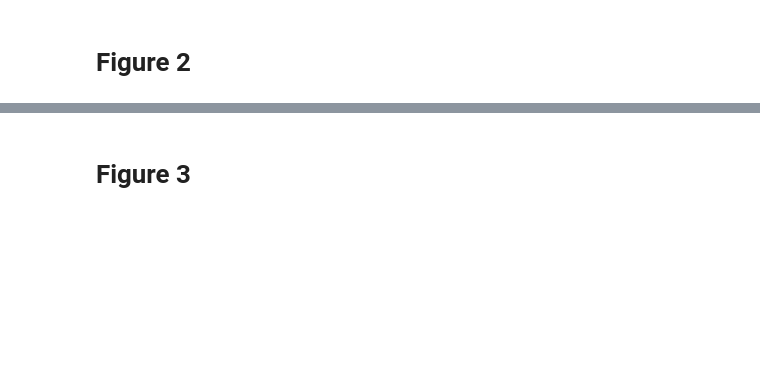
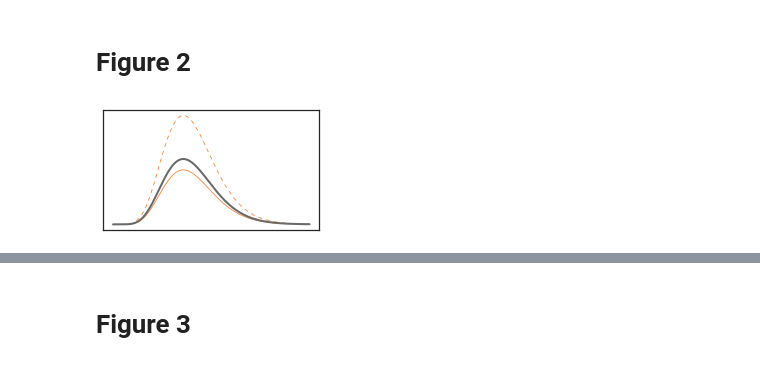
Before and after one commit to rachelstephlee/qlearning, a Jupyter notebook: Paper_V2.ipynb, the cells around one changed output, grey strips where cells are left out. Drawn from its saved outputs; the diff is of its cells as text; code cells hidden in the pictures; blank space fills up the shorter version.

Commit message:
finished schematics

```diff
--- a/Paper_V2.ipynb
+++ b/Paper_V2.ipynb
@@ -536,0 +294,9 @@ Done
+# %%
+
+figure = plt.figure(figsize=(9,9))
+gs = gridspec.GridSpec(6, 3, height_ratios = [0.3, 1,0.1, 1, 0.1, 1], width_ratios = [1, 1, 0.05])
+
+ax = plt.subplot(gs[1,0])
+plot_schematic(ax, [x, y], [x, y * 0.5], ['--', '-'], color = i_col, avg_xy = [x, y * 0.6])
+# %% [output]
+[figure, added]
```
Also changed, not shown: parts of 14 cells of this notebook.
